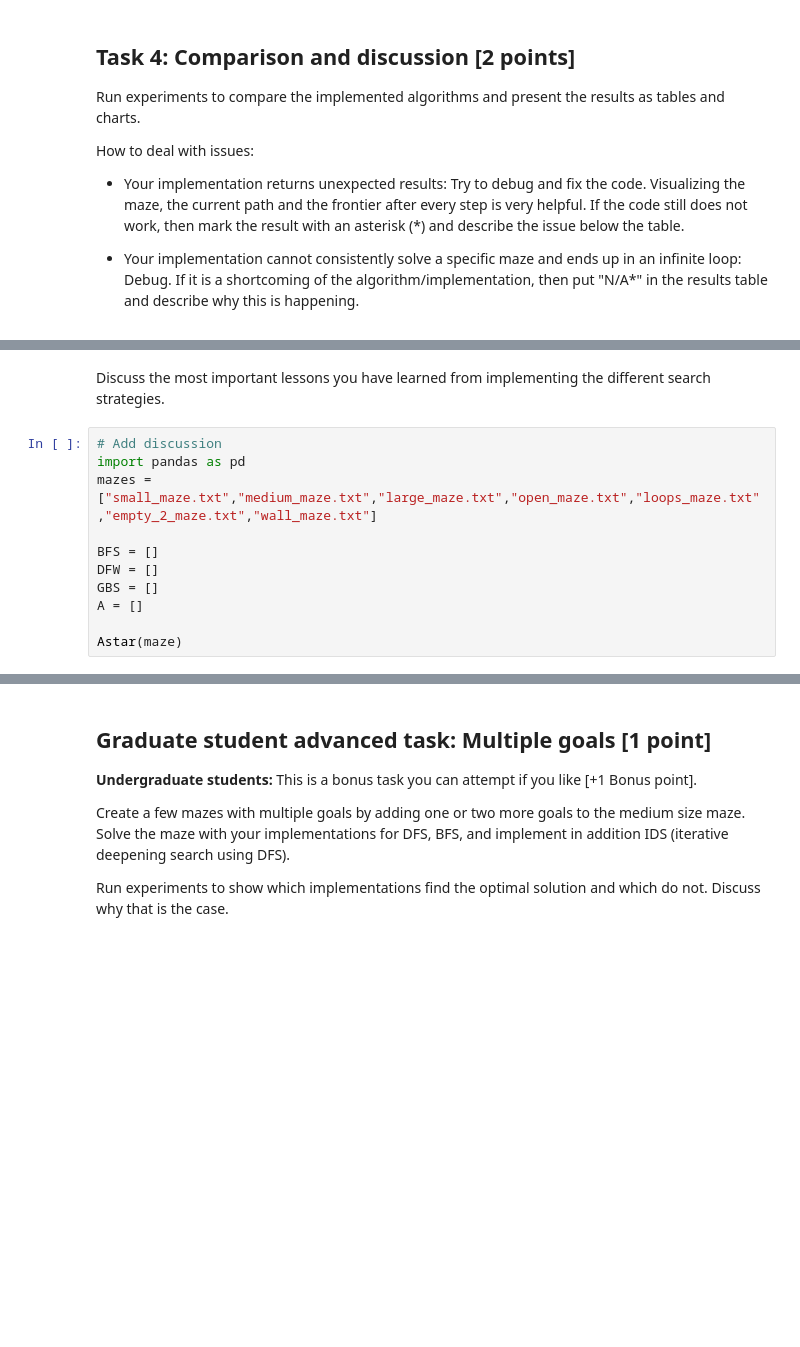
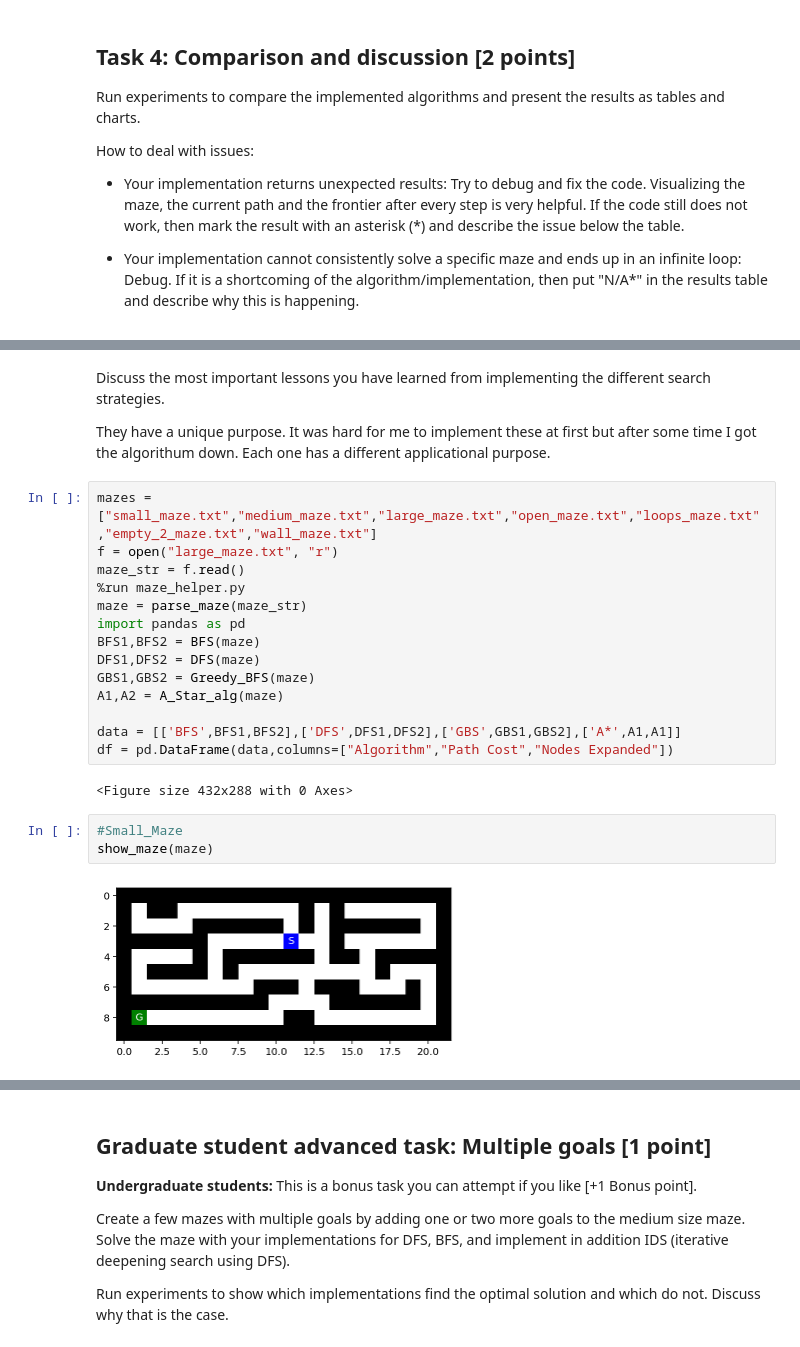
Before and after one commit to JonasMoros/Artificial_Intelligence_SMU, a Jupyter notebook: Lab3.ipynb, the cells around one changed output, grey strips where cells are left out. Cells and saved outputs as stored; diff of their text form; blank space fills up the shorter version.

```diff
--- a/Lab3.ipynb
+++ b/Lab3.ipynb
@@ -569,13 +540,25 @@ __Medium Maze__
 # %% [markdown]
 Discuss the most important lessons you have learned from implementing the different search strategies.
+
+They have a unique purpose. It was hard for me to implement these at first but after some time I got the algorithum down. Each one has a different applicational purpose.
-# %%
-# Add discussion
-import pandas as pd
-mazes = ["small_maze.txt","medium_maze.txt","large_maze.txt","open_maze.txt","loops_maze.txt","empty_2_maze.txt","wall_maze.txt"]
-
-BFS = []
-DFW = []
-GBS = []
-A = []
-
-Astar(maze)
+# %%
+mazes = ["small_maze.txt","medium_maze.txt","large_maze.txt","open_maze.txt","loops_maze.txt","empty_2_maze.txt","wall_maze.txt"]
+f = open("large_maze.txt", "r")
+maze_str = f.read()
+%run maze_helper.py
+maze = parse_maze(maze_str)
+import pandas as pd
+BFS1,BFS2 = BFS(maze)
+DFS1,DFS2 = DFS(maze)
+GBS1,GBS2 = Greedy_BFS(maze)
+A1,A2 = A_Star_alg(maze)
+
+data = [['BFS',BFS1,BFS2],['DFS',DFS1,DFS2],['GBS',GBS1,GBS2],['A*',A1,A1]]
+df = pd.DataFrame(data,columns=["Algorithm","Path Cost","Nodes Expanded"])
+# %% [output]
+<Figure size 432x288 with 0 Axes>
+# %%
+#Small_Maze
+show_maze(maze)
+# %% [output]
+[figure, added]
```
Also changed, not shown: parts of 31 cells of this notebook, 3 other files.
